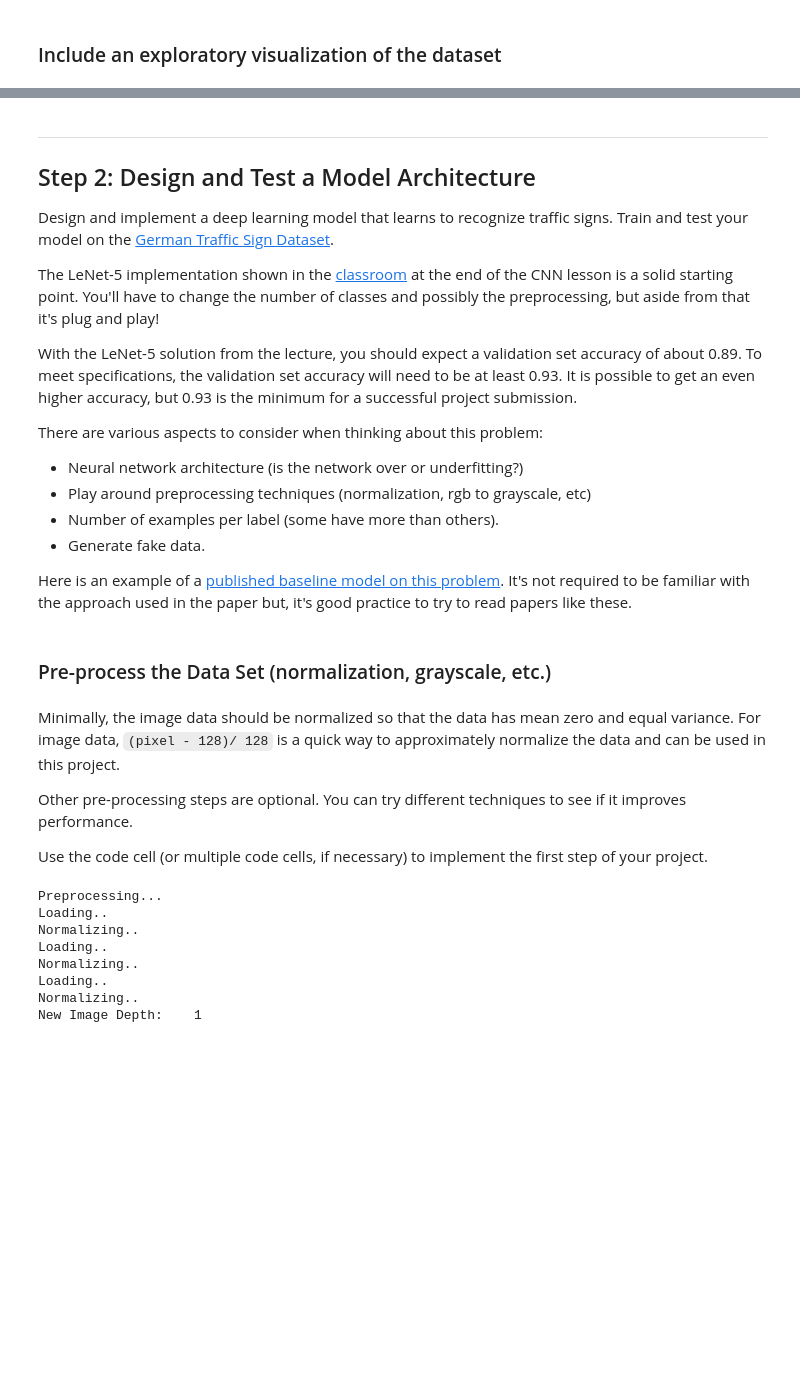
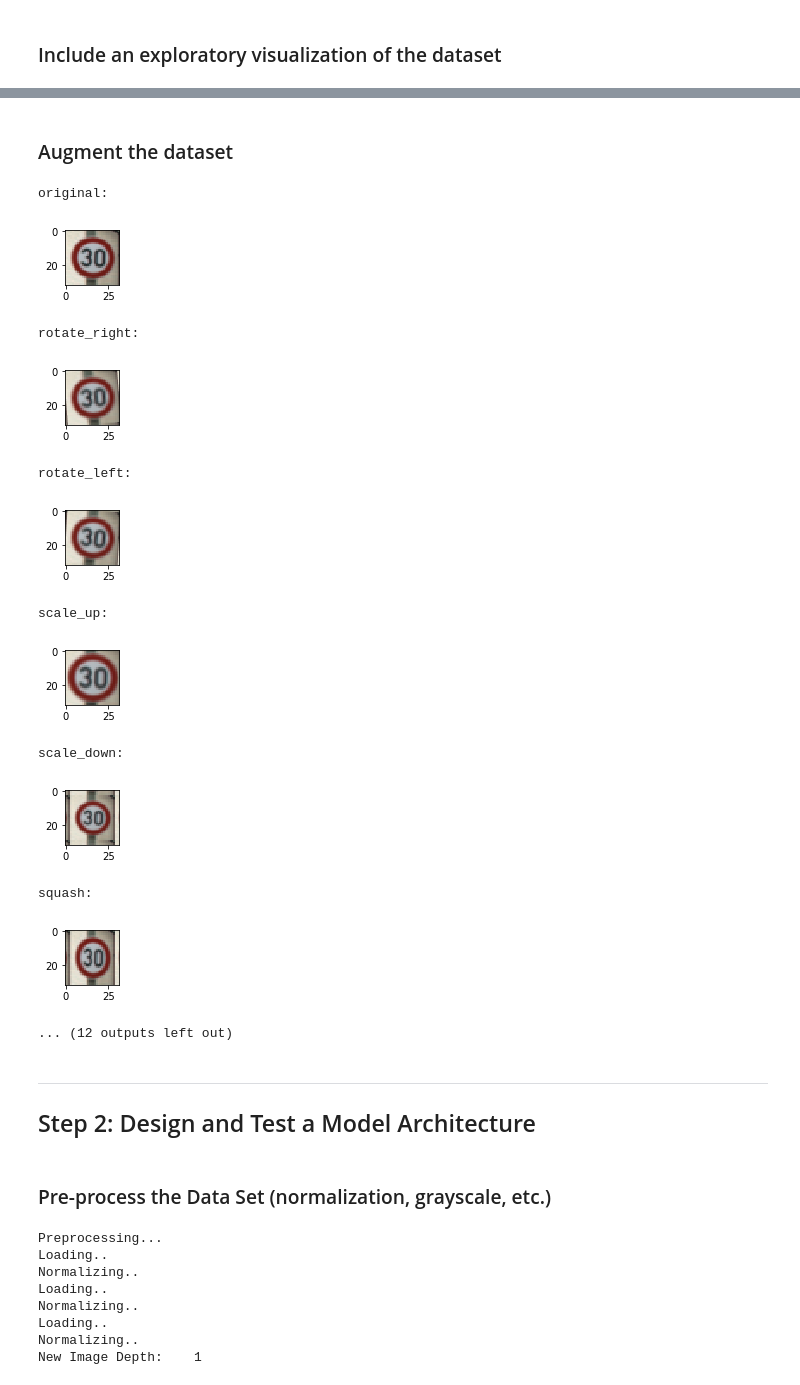
Before and after one commit to WarrantyVoid/CarND-P02-Traffic-Sign-Classifier, a Jupyter notebook: Traffic_Sign_Classifier.ipynb, the cells around one changed output, grey strips where cells are left out. Cells and saved outputs as stored; diff of their text form; code cells hidden in the pictures; blank space fills up the shorter version.

Commit message:
Adds data augmentation. Removes remaining  explanatory text from template.

```diff
--- a/Traffic_Sign_Classifier.ipynb
+++ b/Traffic_Sign_Classifier.ipynb
@@ -171,19 +153,2 @@ def dump_images(file_directory, images, classes):
-# %% [markdown]
-----
-
-## Step 2: Design and Test a Model Architecture
-
-Design and implement a deep learning model that learns to recognize traffic signs. Train and test your model on the [German Traffic Sign Dataset](http://benchmark.ini.rub.de/?section=gtsrb&subsection=dataset).
-
-The LeNet-5 implementation shown in the [classroom](https://classroom.udacity.com/nanodegrees/nd013/parts/fbf77062-5703-404e-b60c-95b78b2f3f9e/modules/6df7ae49-c61c-4bb2-a23e-6527e69209ec/lessons/601ae704-1035-4287-8b11-e2c2716217ad/concepts/d4aca031-508f-4e0b-b493-e7b706120f81) at the end of the CNN lesson is a solid starting point. You'll have to change the number of classes and possibly the preprocessing, but aside from that it's plug and play!
-
-With the LeNet-5 solution from the lecture, you should expect a validation set accuracy of about 0.89. To meet specifications, the validation set accuracy will need to be at least 0.93. It is possible to get an even higher accuracy, but 0.93 is the minimum for a successful project submission.
-
-There are various aspects to consider when thinking about this problem:
-
-- Neural network architecture (is the network over or underfitting?)
-- Play around preprocessing techniques (normalization, rgb to grayscale, etc)
-- Number of examples per label (some have more than others).
-- Generate fake data.
-
-Here is an example of a [published baseline model on this problem](http://yann.lecun.com/exdb/publis/pdf/sermanet-ijcnn-11.pdf). It's not required to be familiar with the approach used in the paper but, it's good practice to try to read papers like these.
+# %% [markdown]
+### Augment the dataset
@@ -189,0 +254,28 @@ Here is an example of a [published baseline model on this problem](http://yann.l
+# %%
+image = x_train[2639]
+print("original:")
+plt.figure(figsize=(1, 1))
+plt.imshow(image)
+plt.show()
+
+for operation in operations:
+    print("{}:".format(operations[operation].__name__))
+    plt.figure(figsize=(1, 1))
+    plt.imshow(operations[operation](image))
+    plt.show()
+
+print()
+# %% [output]
+original:
+[figure, added]
+rotate_right:
+[figure, added]
+rotate_left:
+[figure, added]
+scale_up:
+[figure, added]
+scale_down:
+[figure, added]
+squash:
+[figure, added]
+... (12 outputs left out)
@@ -190,11 +322,9 @@ Here is an example of a [published baseline model on this problem](http://yann.l
+# %% [markdown]
+----
+
+## Step 2: Design and Test a Model Architecture
 # %% [markdown]
 ### Pre-process the Data Set (normalization, grayscale, etc.)
-# %% [markdown]
-Minimally, the image data should be normalized so that the data has mean zero and equal variance. For image data, `(pixel - 128)/ 128` is a quick way to approximately normalize the data and can be used in this project.
-
-Other pre-processing steps are optional. You can try different techniques to see if it improves performance.
-
-Use the code cell (or multiple code cells, if necessary) to implement the first step of your project.
 # %%
 # Convert to YUV
 def convert_to_YUV(images, y_only=False):
```
Also changed, not shown: parts of 24 cells of this notebook.
